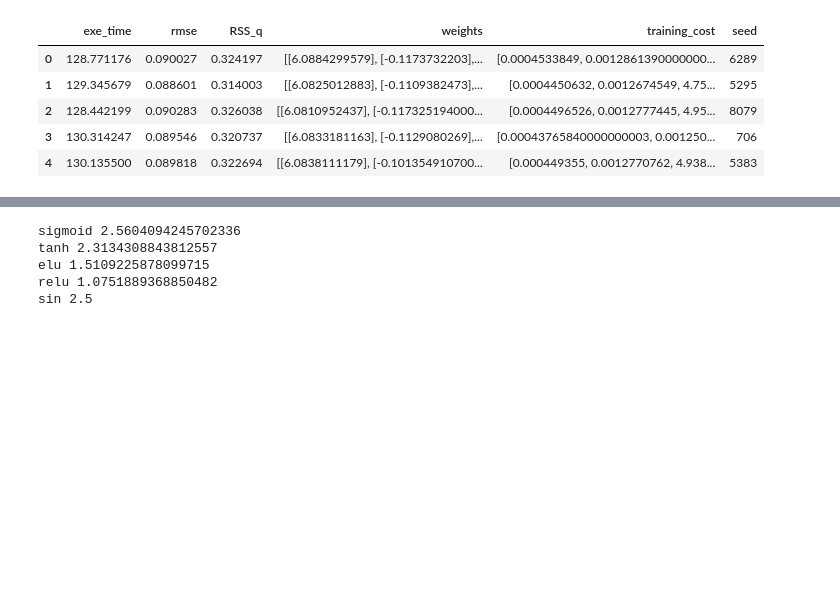
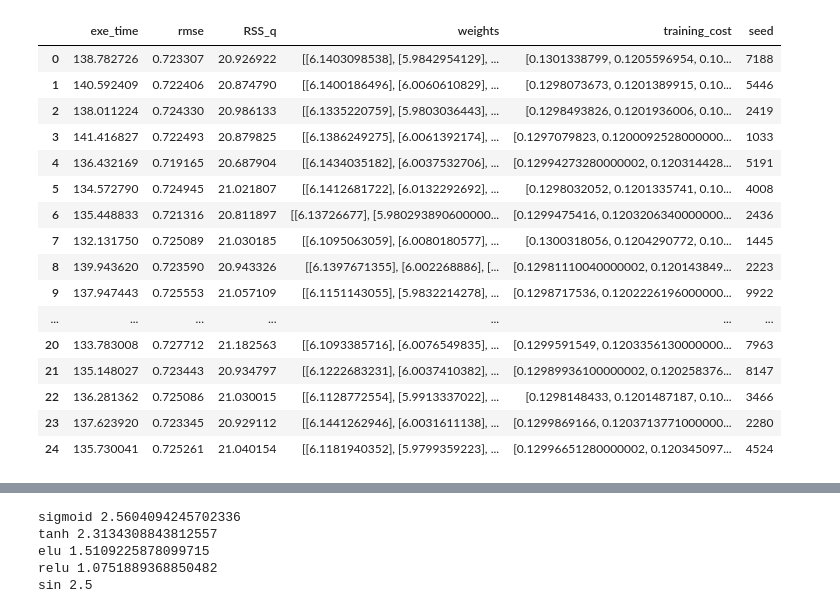
Before and after one commit to inajetovic/Variational-Quantum-Splines, a Jupyter notebook: vi_res_gvqs.ipynb, the cells around one changed output, grey strips where cells are left out. Cells and saved outputs as stored; diff of their text form; code cells hidden in the pictures; blank space fills up the shorter version.

```diff
--- a/visualize_results.ipynb
+++ b/vi_res_gvqs.ipynb
@@ -4,20 +4,39 @@ import seaborn as sns
 import pandas as pd
 import numpy as np
 from vqls import *
+from utils import *
 
-label = 'sigmoid'
+label = 'sin'
 nq = 4
 n_step = 16
+func_out = {'sigmoid': sigmoid_t,'tanh': tanh_t,'elu': elu_t, 'relu': relu_t, 'sin':sin_m}
+func_list = list(func_out.keys())
+func_dict = {'sigmoid': .0,'tanh': 1.0,'elu':.12, 'relu':.0, 'sin':.0}
 
-file_path = f"results_{label}_{nq}.json"
-file_path = 'results_vqs_sigmoid_1_20.json'
+pnq = {'3':(3,8),
+        '4':(4,16)}
+columns=['function', 'nq', 'knot', 'training cost', 'time(s)', 'weights', 'RSS_h', 'RSS_q' ]
+
+file_path = f"results_gvqs_{label}_{nq}.json"
+file_path = 'results_vqs_sin_1_20.json'
 # %%
 df = pd.read_json(file_path)
-df.head()
+df
 # %% [output]
 |  | exe_time | rmse | RSS_q | weights | training_cost | seed |
-| 0 | 128.771176 | 0.090027 | 0.324197 | [[6.0884299579], [-0.1173732203],... | [0.0004533849, 0.0012861390000000... | 6289 |
-| 1 | 129.345679 | 0.088601 | 0.314003 | [[6.0825012883], [-0.1109382473],... | [0.0004450632, 0.0012674549, 4.75... | 5295 |
-| 2 | 128.442199 | 0.090283 | 0.326038 | [[6.0810952437], [-0.117325194000... | [0.0004496526, 0.0012777445, 4.95... | 8079 |
-| 3 | 130.314247 | 0.089546 | 0.320737 | [[6.0833181163], [-0.1129080269],... | [0.00043765840000000003, 0.001250... | 706 |
-| 4 | 130.135500 | 0.089818 | 0.322694 | [[6.0838111179], [-0.101354910700... | [0.000449355, 0.0012770762, 4.938... | 5383 |
+| 0 | 138.782726 | 0.723307 | 20.926922 | [[6.1403098538], [5.9842954129], ... | [0.1301338799, 0.1205596954, 0.10... | 7188 |
+| 1 | 140.592409 | 0.722406 | 20.874790 | [[6.1400186496], [6.0060610829], ... | [0.1298073673, 0.1201389915, 0.10... | 5446 |
+| 2 | 138.011224 | 0.724330 | 20.986133 | [[6.1335220759], [5.9803036443], ... | [0.1298493826, 0.1201936006, 0.10... | 2419 |
+| 3 | 141.416827 | 0.722493 | 20.879825 | [[6.1386249275], [6.0061392174], ... | [0.1297079823, 0.1200092528000000... | 1033 |
+| 4 | 136.432169 | 0.719165 | 20.687904 | [[6.1434035182], [6.0037532706], ... | [0.12994273280000002, 0.120314428... | 5191 |
+| 5 | 134.572790 | 0.724945 | 21.021807 | [[6.1412681722], [6.0132292692], ... | [0.1298032052, 0.1201335741, 0.10... | 4008 |
+| 6 | 135.448833 | 0.721316 | 20.811897 | [[6.13726677], [5.980293890600000... | [0.1299475416, 0.1203206340000000... | 2436 |
+| 7 | 132.131750 | 0.725089 | 21.030185 | [[6.1095063059], [6.0080180577], ... | [0.1300318056, 0.1204290772, 0.10... | 1445 |
+| 8 | 139.943620 | 0.723590 | 20.943326 | [[6.1397671355], [6.002268886], [... | [0.12981110040000002, 0.120143849... | 2223 |
+| 9 | 137.947443 | 0.725553 | 21.057109 | [[6.1151143055], [5.9832214278], ... | [0.1298717536, 0.1202226196000000... | 9922 |
+| ... | ... | ... | ... | ... | ... | ... |
+| 20 | 133.783008 | 0.727712 | 21.182563 | [[6.1093385716], [6.0076549835], ... | [0.1299591549, 0.1203356130000000... | 7963 |
+| 21 | 135.148027 | 0.723443 | 20.934797 | [[6.1222683231], [6.0037410382], ... | [0.12989936100000002, 0.120258376... | 8147 |
+| 22 | 136.281362 | 0.725086 | 21.030015 | [[6.1128772554], [5.9913337022], ... | [0.1298148433, 0.1201487187, 0.10... | 3466 |
+| 23 | 137.623920 | 0.723345 | 20.929112 | [[6.1441262946], [6.0031611138], ... | [0.1299869166, 0.1203713771000000... | 2280 |
+| 24 | 135.730041 | 0.725261 | 21.040154 | [[6.1181940352], [5.9799359223], ... | [0.12996651280000002, 0.120345097... | 4524 |
```
Also changed, not shown: parts of 5 cells of this notebook, 6 other files.
